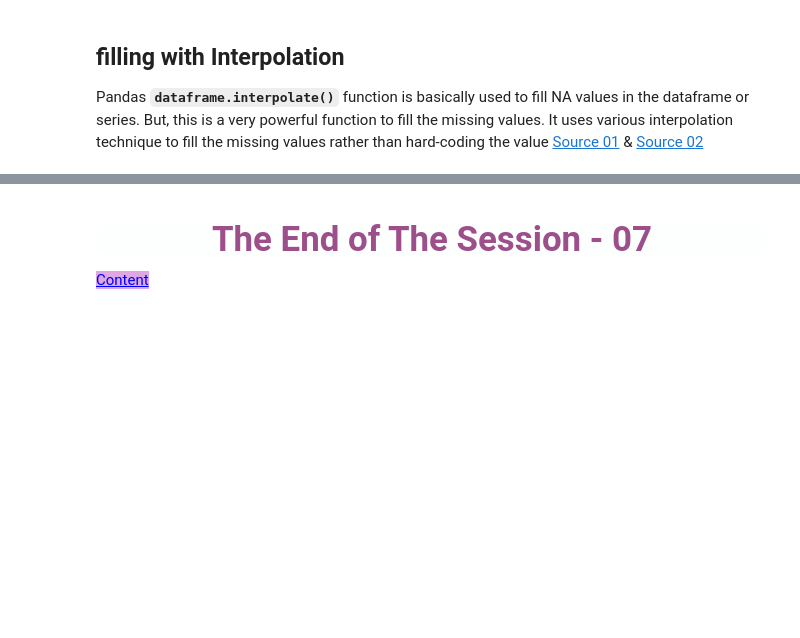
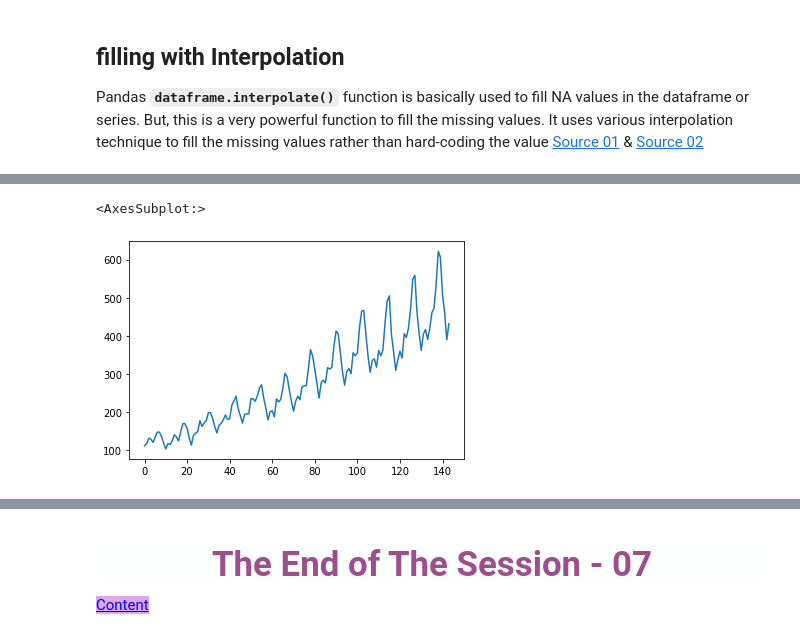
Before and after one commit to harun1yuksel/working, a Jupyter notebook: numpy_pandas_student_notes/DAwPy_S7_(Handling_with_Missing_Values)-İlknur.ipynb, the cells around one changed output, grey strips where cells are left out. Drawn from its saved outputs; the diff is of its cells as text; code cells hidden in the pictures; blank space fills up the shorter version.

```diff
--- a/numpy_pandas_student_notes/DAwPy_S7_(Handling_with_Missing_Values)-İlknur.ipynb
+++ b/numpy_pandas_student_notes/DAwPy_S7_(Handling_with_Missing_Values)-İlknur.ipynb
@@ -1335,3 +1349,6 @@ df
 ## filling with Interpolation
 
 Pandas **``dataframe.interpolate()``** function is basically used to fill NA values in the dataframe or series. But, this is a very powerful function to fill the missing values. It uses various interpolation technique to fill the missing values rather than hard-coding the value [Source 01](https://www.geeksforgeeks.org/python-pandas-dataframe-interpolate/) & [Source 02](https://pandas.pydata.org/docs/reference/api/pandas.DataFrame.interpolate.html)
+# %%
+flights = sns.load_dataset("flights")
+flights
@@ -1337,0 +1386,5 @@ Pandas **``dataframe.interpolate()``** function is basically used to fill NA val
+# %%
+flights.passengers.plot()
+# %% [output]
+<AxesSubplot:>
+[figure, added]
```
Also changed, not shown: parts of 12 cells of this notebook, 1 other file.
